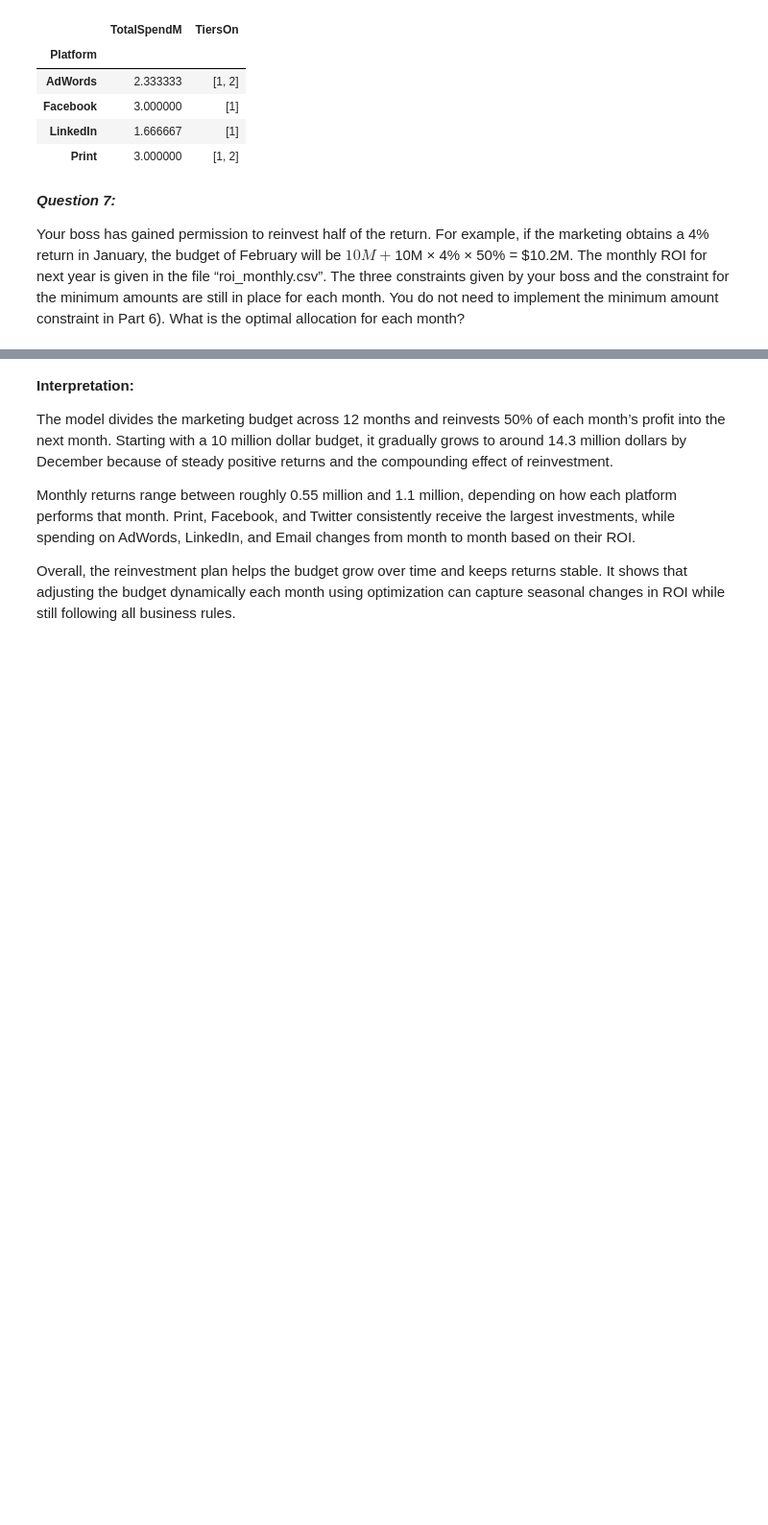
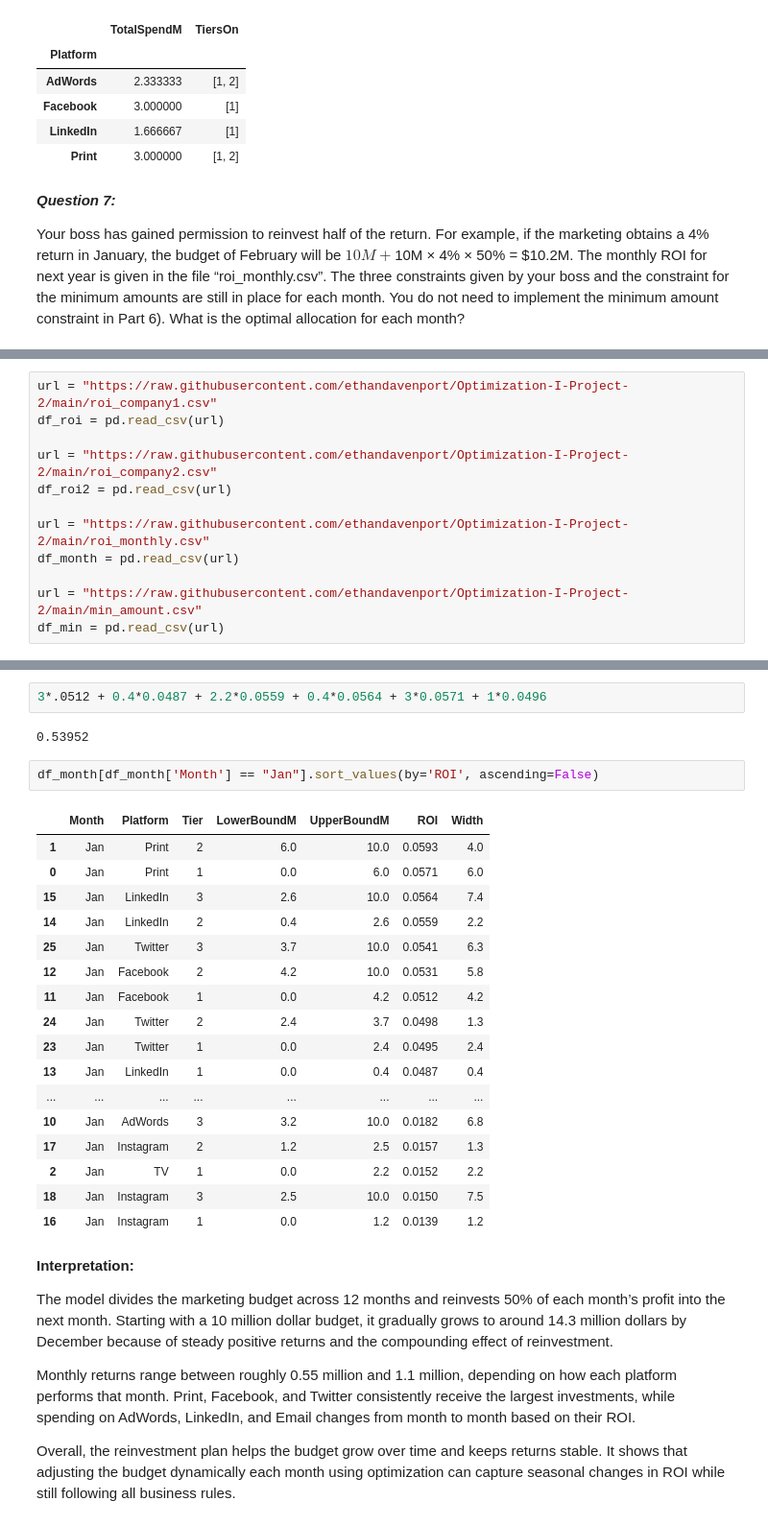
Before and after one commit to ethandavenport/Optimization-I-Project-2, a Jupyter notebook: Optimization_HW_pt_4.ipynb, the cells around one changed output, grey strips where cells are left out. Shown: that part at 96% size. Saved outputs shown, nothing was run; the diff lists cells and outputs as text; blank space fills up the shorter version.

```diff
--- a/Optimization_HW_pt_4.ipynb
+++ b/Optimization_HW_pt_4.ipynb
@@ -527,0 +383,12 @@ plt.show()
+# %%
+url = "https://raw.githubusercontent.com/ethandavenport/Optimization-I-Project-2/main/roi_company1.csv"
+df_roi = pd.read_csv(url)
+
+url = "https://raw.githubusercontent.com/ethandavenport/Optimization-I-Project-2/main/roi_company2.csv"
+df_roi2 = pd.read_csv(url)
+
+url = "https://raw.githubusercontent.com/ethandavenport/Optimization-I-Project-2/main/roi_monthly.csv"
+df_month = pd.read_csv(url)
+
+url = "https://raw.githubusercontent.com/ethandavenport/Optimization-I-Project-2/main/min_amount.csv"
+df_min = pd.read_csv(url)
@@ -528,3 +669,27 @@ plt.show()
+# %%
+3*.0512 + 0.4*0.0487 + 2.2*0.0559 + 0.4*0.0564 + 3*0.0571 + 1*0.0496
+# %% [output]
+0.53952
+# %%
+df_month[df_month['Month'] == "Jan"].sort_values(by='ROI', ascending=False)
+# %% [output]
+|  | Month | Platform | Tier | LowerBoundM | UpperBoundM | ROI | Width |
+| 1 | Jan | Print | 2 | 6.0 | 10.0 | 0.0593 | 4.0 |
+| 0 | Jan | Print | 1 | 0.0 | 6.0 | 0.0571 | 6.0 |
+| 15 | Jan | LinkedIn | 3 | 2.6 | 10.0 | 0.0564 | 7.4 |
+| 14 | Jan | LinkedIn | 2 | 0.4 | 2.6 | 0.0559 | 2.2 |
+| 25 | Jan | Twitter | 3 | 3.7 | 10.0 | 0.0541 | 6.3 |
+| 12 | Jan | Facebook | 2 | 4.2 | 10.0 | 0.0531 | 5.8 |
+| 11 | Jan | Facebook | 1 | 0.0 | 4.2 | 0.0512 | 4.2 |
+| 24 | Jan | Twitter | 2 | 2.4 | 3.7 | 0.0498 | 1.3 |
+| 23 | Jan | Twitter | 1 | 0.0 | 2.4 | 0.0495 | 2.4 |
+| 13 | Jan | LinkedIn | 1 | 0.0 | 0.4 | 0.0487 | 0.4 |
+| ... | ... | ... | ... | ... | ... | ... | ... |
+| 10 | Jan | AdWords | 3 | 3.2 | 10.0 | 0.0182 | 6.8 |
+| 17 | Jan | Instagram | 2 | 1.2 | 2.5 | 0.0157 | 1.3 |
+| 2 | Jan | TV | 1 | 0.0 | 2.2 | 0.0152 | 2.2 |
+| 18 | Jan | Instagram | 3 | 2.5 | 10.0 | 0.0150 | 7.5 |
+| 16 | Jan | Instagram | 1 | 0.0 | 1.2 | 0.0139 | 1.2 |
 # %% [markdown]
 **Interpretation:**
 
```
Also changed, not shown: parts of 8 cells of this notebook.
